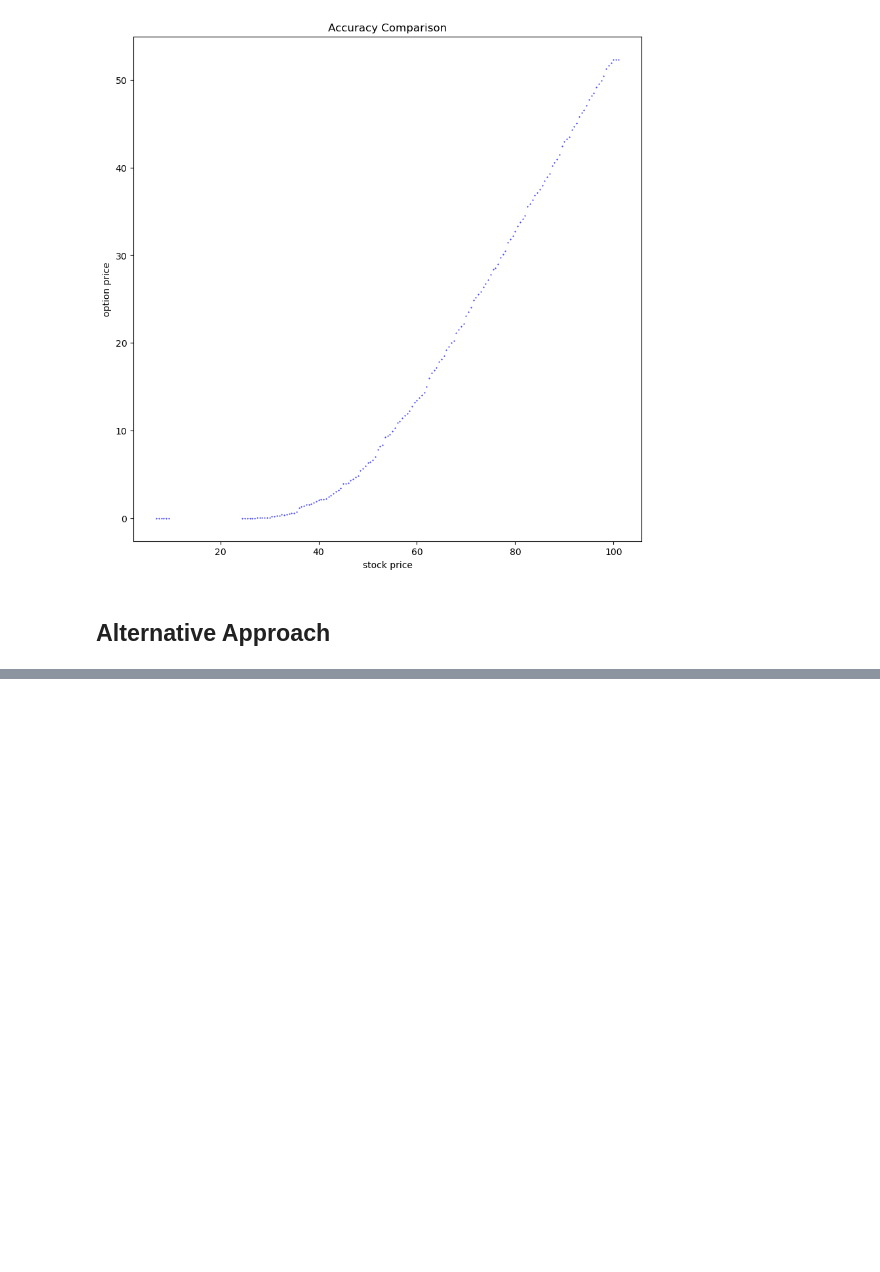
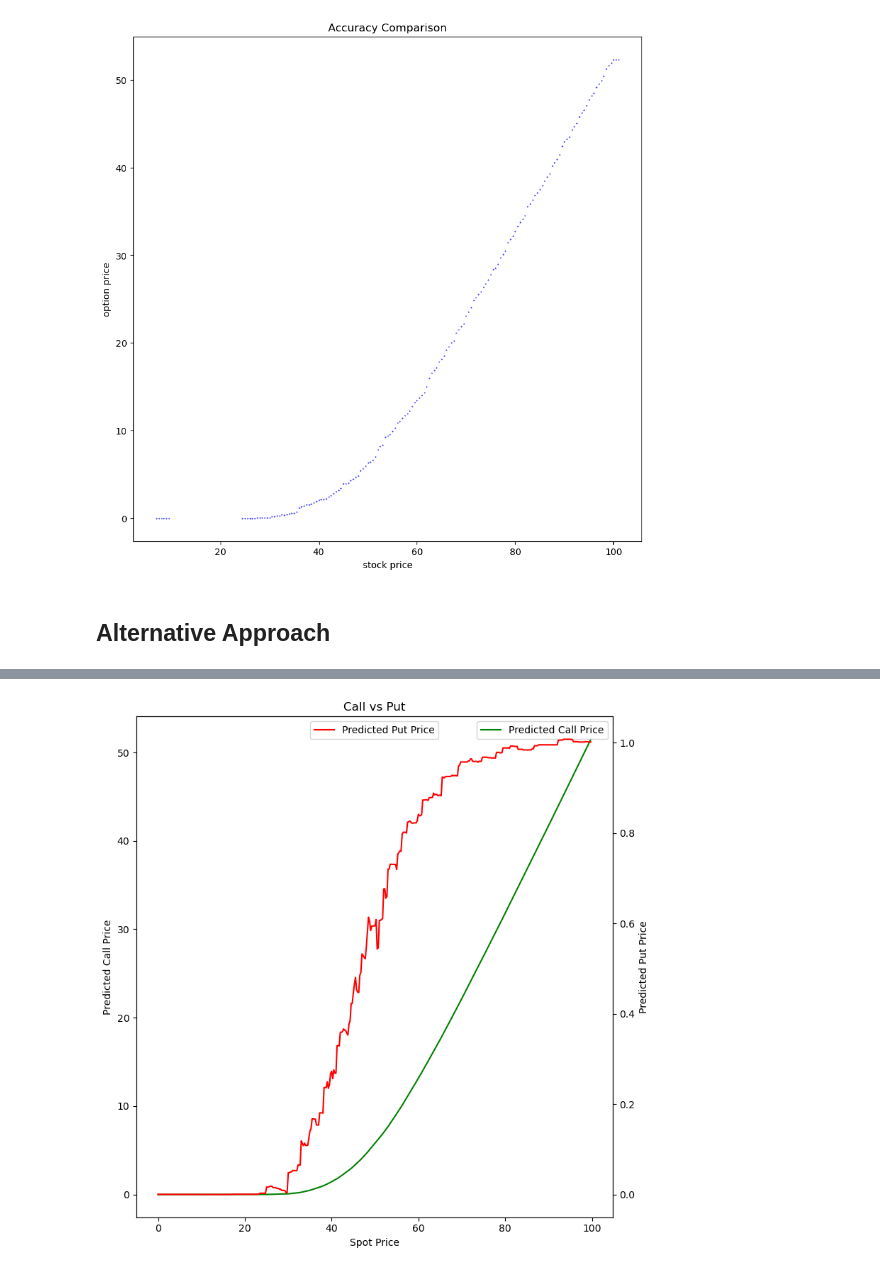
Before and after one commit to parrisma/optprice, a Jupyter notebook: jupyter/optprice.ipynb, the cells around one changed output, grey strips where cells are left out. Drawn from its saved outputs; the diff is of its cells as text; code cells hidden in the pictures; blank space fills up the shorter version.

```diff
--- a/jupyter/optprice.ipynb
+++ b/jupyter/optprice.ipynb
@@ -3316,0 +3477,46 @@ plt.show()
+# %%
+#
+# Predict a Call and a Put and compare the results
+#
+
+v = 0.25
+S = 0.0
+K = 50.0
+T = 1.0
+r = 0.035
+
+spot_interval = 0.25
+num_spot = 100
+call_res_pred = []
+put_res_pred = []
+call_res_pred_d = []
+put_res_pred_d = []
+spots = np.arange(0, num_spot, spot_interval)
+num_spot = len(spots)
+epsilon = 1e-6
+X1 = np.array([[S, K, T, r, v]]*num_spot)
+X1[:, 0] = spots
+X1_d = (np.copy(X1))
+X1_d[:, 0] += epsilon
+X2_call = np.array([[BSConstants.call, BSConstants.european]] * num_spot)
+X2_put = np.array([[BSConstants.put, BSConstants.european]] * num_spot)
+
+call_res_pred = (model.predict([X1, X2_call])[0]).reshape(num_spot)
+call_res_pred_d = (model.predict([X1_d, X2_call])[0]).reshape(num_spot)
+
+put_res_pred = (model.predict([X1, X2_put])[0]).reshape(num_spot)
+put_res_pred_d = (model.predict([X1_d, X2_put])[0]).reshape(num_spot)
+
+call_delta = (call_res_pred_d - call_res_pred)/epsilon
+
+plot_dual_line(
+    x=spots,
+    y1=call_res_pred,
+    y2=call_delta,
+    title="Call vs Put",
+    x_lab="Spot Price",
+    y1_lab="Predicted Call Price",
+    y2_lab="Predicted Put Price"
+)
+# %% [output]
+[figure, added]
```
Also changed, not shown: parts of 8 cells of this notebook.
